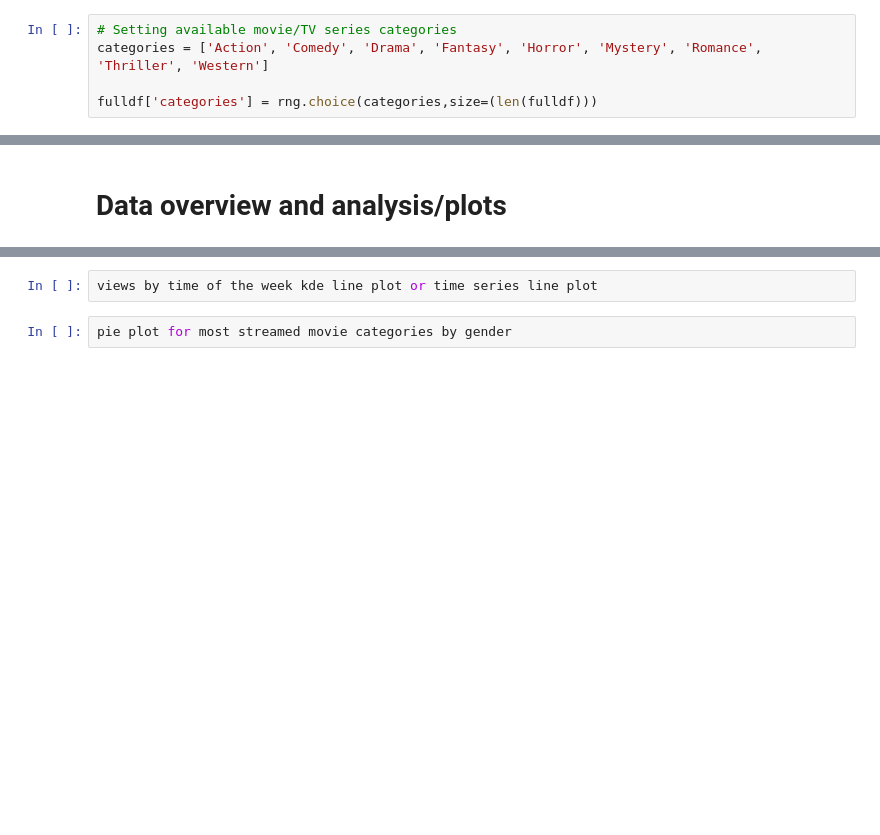
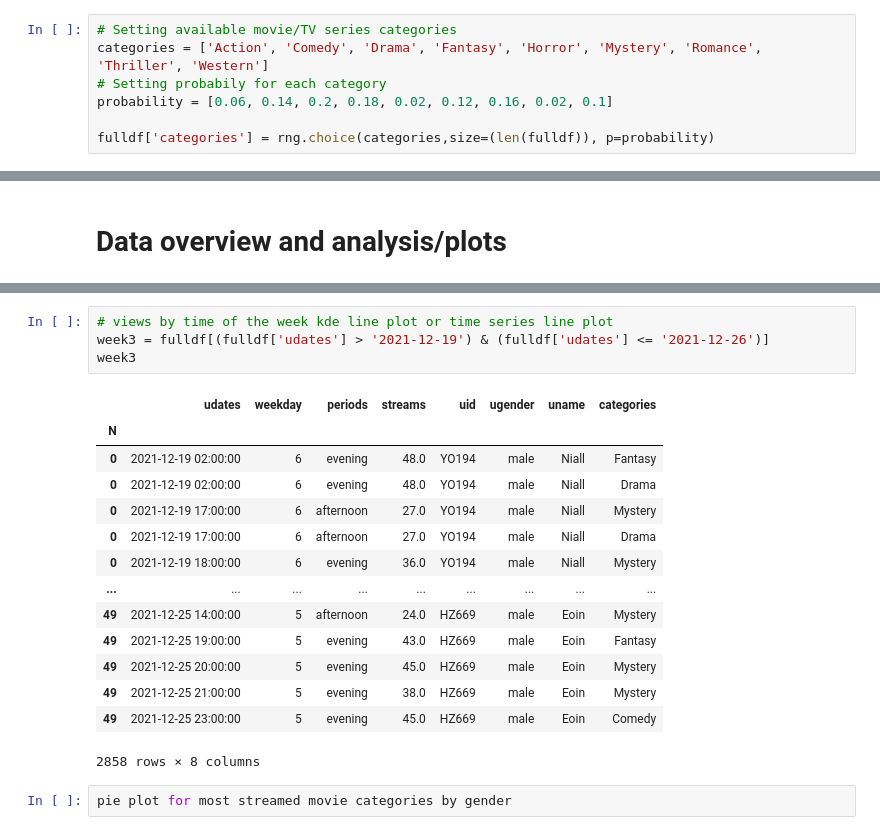
Before and after one commit to Mantvydas-data/Programming-for-DA-2021-Proj, a Jupyter notebook: project.ipynb, the cells around one changed output, grey strips where cells are left out. Saved outputs shown, nothing was run; the diff lists cells and outputs as text; blank space fills up the shorter version.

```diff
--- a/project.ipynb
+++ b/project.ipynb
@@ -422,6 +423,8 @@ Movie - TV Series category will be randomly assigned to views data from list var
 # %%
 # Setting available movie/TV series categories
 categories = ['Action', 'Comedy', 'Drama', 'Fantasy', 'Horror', 'Mystery', 'Romance', 'Thriller', 'Western']
+# Setting probabily for each category
+probability = [0.06, 0.14, 0.2, 0.18, 0.02, 0.12, 0.16, 0.02, 0.1]
 
-fulldf['categories'] = rng.choice(categories,size=(len(fulldf)))
+fulldf['categories'] = rng.choice(categories,size=(len(fulldf)), p=probability)
 # %% [markdown]
@@ -440,5 +528,22 @@ Descriptive statistics
 # %%
-views by time of the week kde line plot or time series line plot
+# views by time of the week kde line plot or time series line plot
+week3 = fulldf[(fulldf['udates'] > '2021-12-19') & (fulldf['udates'] <= '2021-12-26')]
+week3
+# %% [output]
+|  | udates | weekday | periods | streams | uid | ugender | uname | categories |
+| N |  |  |  |  |  |  |  |  |
+| 0 | 2021-12-19 02:00:00 | 6 | evening | 48.0 | YO194 | male | Niall | Fantasy |
+| 0 | 2021-12-19 02:00:00 | 6 | evening | 48.0 | YO194 | male | Niall | Drama |
+| 0 | 2021-12-19 17:00:00 | 6 | afternoon | 27.0 | YO194 | male | Niall | Mystery |
+| 0 | 2021-12-19 17:00:00 | 6 | afternoon | 27.0 | YO194 | male | Niall | Drama |
+| 0 | 2021-12-19 18:00:00 | 6 | evening | 36.0 | YO194 | male | Niall | Mystery |
+| ... | ... | ... | ... | ... | ... | ... | ... | ... |
+| 49 | 2021-12-25 14:00:00 | 5 | afternoon | 24.0 | HZ669 | male | Eoin | Mystery |
+| 49 | 2021-12-25 19:00:00 | 5 | evening | 43.0 | HZ669 | male | Eoin | Fantasy |
+| 49 | 2021-12-25 20:00:00 | 5 | evening | 45.0 | HZ669 | male | Eoin | Mystery |
+| 49 | 2021-12-25 21:00:00 | 5 | evening | 38.0 | HZ669 | male | Eoin | Mystery |
+| 49 | 2021-12-25 23:00:00 | 5 | evening | 45.0 | HZ669 | male | Eoin | Comedy |
+2858 rows × 8 columns
 # %%
 pie plot for most streamed movie categories by gender
 # %%
```
Also changed, not shown: parts of 14 cells of this notebook, 1 other file.
